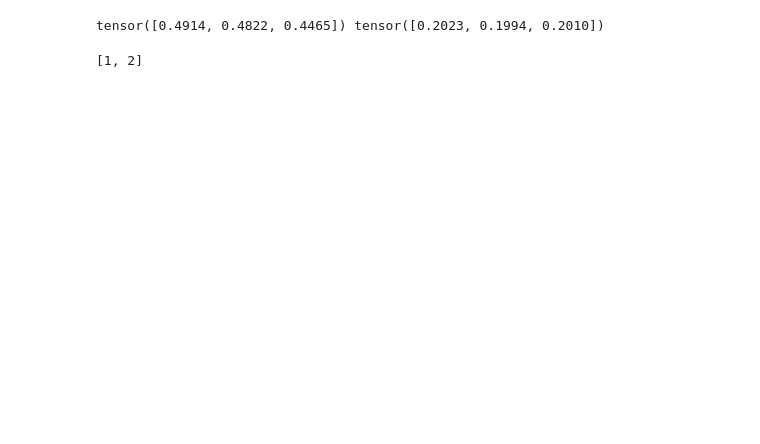
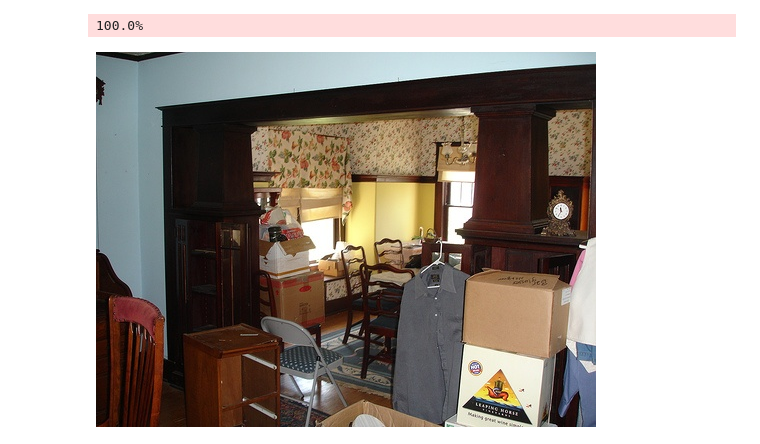
Before and after one commit to 0xMukesh/paper-implementations, a Jupyter notebook: playground.ipynb, the cells around one changed output. Saved outputs shown, nothing was run; the diff lists cells and outputs as text; code cells hidden in the pictures; blank space fills up the shorter version.

```diff
--- a/playground.ipynb
+++ b/playground.ipynb
@@ -9,27 +1,6 @@ loader = DataLoader(dataset, batch_size=1000, shuffle=False)
-# %%
-mean = 0.
-std = 0.
-total_images = 0
-
-for images, _ in loader:
-    batch_size = images.size(0)
-    channels = images.size(1)
-
-    images = images.view(batch_size, channels, -1) # (B, C, H * W)
-
-    mean += images.mean(2).sum(0)
-    std += images.std(2).sum(0)
-    total_images += batch_size
-
-mean /= total_images
-std /= total_images
-
-print(mean, std)
-# %% [output]
-tensor([0.4914, 0.4822, 0.4465]) tensor([0.2023, 0.1994, 0.2010])
-# %%
-layers = []
-layers.extend([1, 2])
-layers
-# %% [output]
-[1, 2]
+# %%
+from torchvision import datasets, transforms
+
+dataset = datasets.VOCDetection(root="data", year="2007", image_set="val", download=True, transform=transforms.ToTensor())
+# %% [output]
+100.0%
@@ -35,0 +32,4 @@ layers
+# %%
+transforms.ToPILImage()(dataset[0][0])
+# %% [output]
+[figure, added]
```
Also changed, not shown: parts of 6 cells of this notebook, 9 other files.
